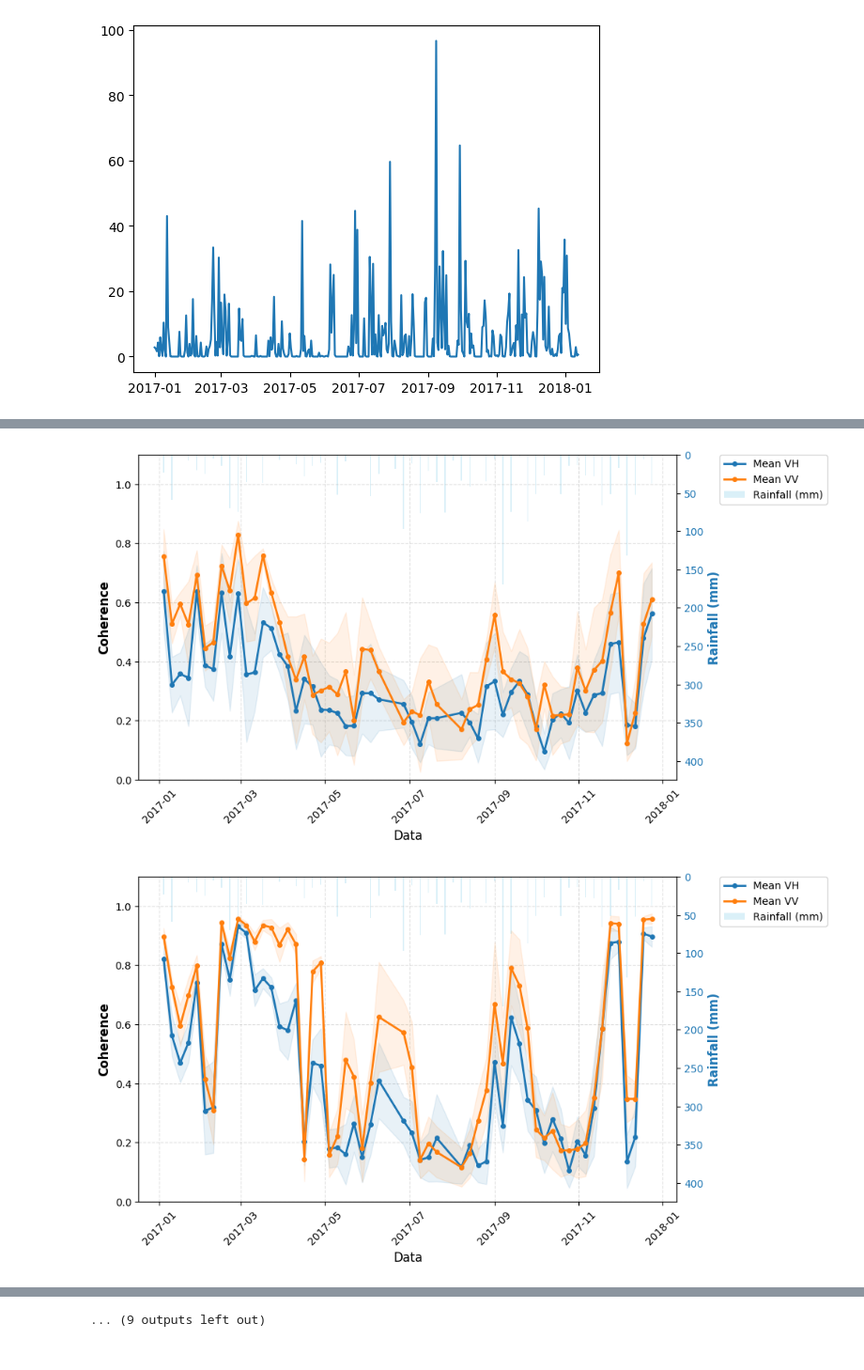
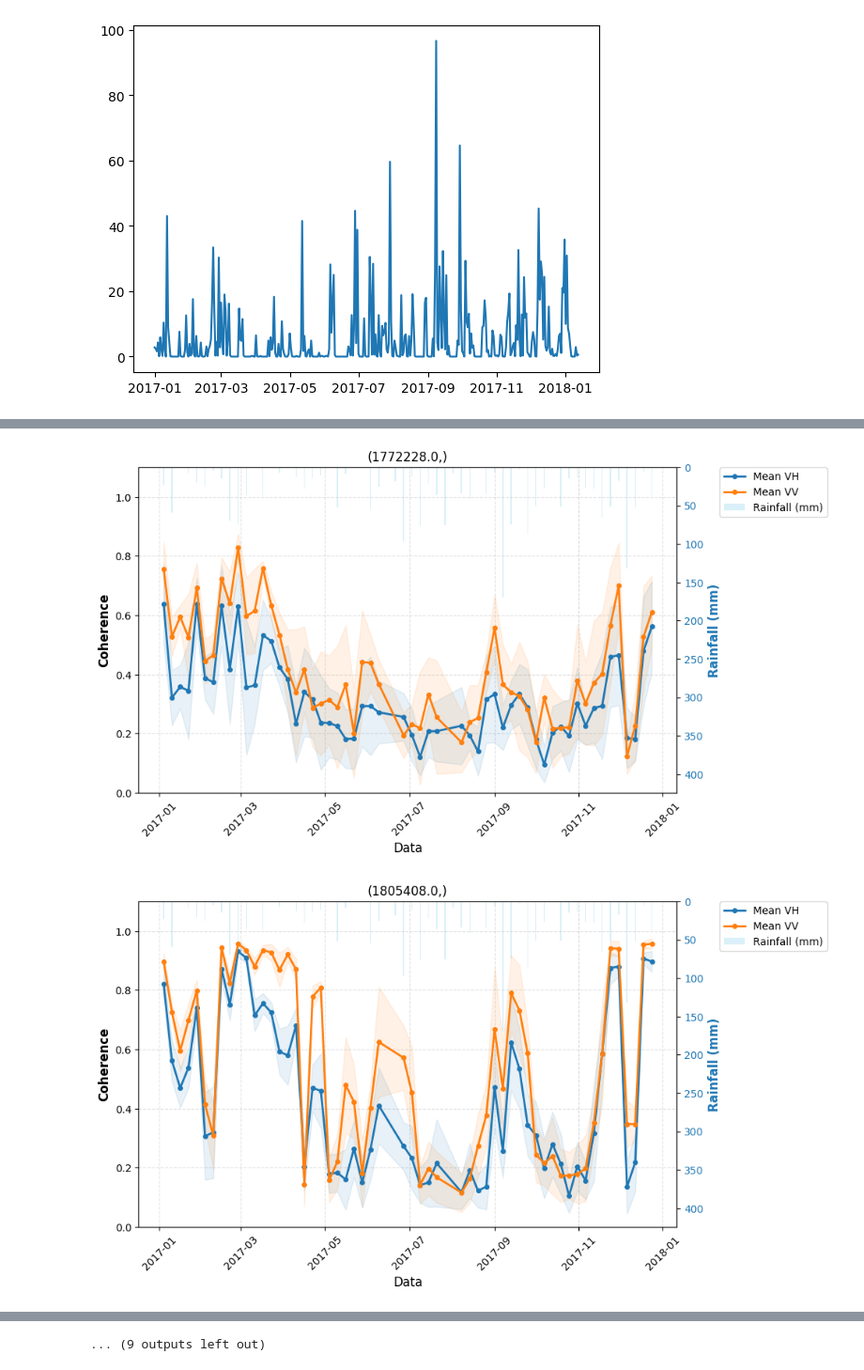
Before and after one commit to cFr4nk/Tesi_SAR_Analysis, a Jupyter notebook: Virgen.ipynb, the cells around one changed output, grey strips where cells are left out. Shown at 94% size. Drawn from its saved outputs; the diff is of its cells as text; code cells hidden in the pictures.

```diff
--- a/Virgen.ipynb
+++ b/Virgen.ipynb
@@ -42,5 +43,5 @@ hdrs = list(sentinel_path.glob('*06days*.hdr'))
 # %%
-gdf = gpd.read_file(shapes)
-virgin_parcel = gdf[gdf['CAT_GEWASC'] == 'Braakland']
-#display(virgin_parcel)
-virgin_parcel = virgin_parcel.to_crs("epsg:32631")
+parcels = gpd.read_file(shapes)
+parcels = parcels.to_crs("epsg:32631")
+
+display(parcels)
@@ -68,4 +73,8 @@ array(['Aardappelen, bestrijdingsmaatregel AM', 'Aardappelen, consumptie',
 # %%
-virgin_parcel.set_index(virgin_parcel['OBJECTID'],inplace=True)
-virgin_parcel = virgin_parcel.drop('OBJECTID', axis=1)
-#display(virgin_parcel)
+parcels.set_index(parcels['OBJECTID'],inplace=True)
+parcels = parcels.drop('OBJECTID', axis=1)
+
+virgin_parcel = parcels[parcels['CAT_GEWASC'] == 'Braakland']
+
+parcels = parcels[parcels['GWS_GEWAS'].isin(parcels_types)]
+display(parcels)
@@ -353,7 +379,7 @@ for (roi), group in df_stats.groupby(['Code']):
     ax2 = ax1.twinx()
     # Usiamo zorder=1 per metterlo sullo sfondo
     ax2.bar(rain_filtered.index, rain_filtered.iloc[:,0],
-            color='skyblue', alpha=0.3, label='Rainfall (mm)', width=0.8, zorder=1)
+            color='skyblue', alpha=0.3, label= 'Rainfall (mm)', width=0.8, zorder=1)
 
     ax2.set_ylabel("Rainfall (mm)", color='tab:blue', fontsize=12, fontweight='bold')
     ax2.tick_params(axis='y', labelcolor='tab:blue')
@@ -363,8 +389,7 @@ for (roi), group in df_stats.groupby(['Code']):
         ax2.set_ylim(0, rain_filtered.iloc[:,0].max() * 2.5)
     ax2.invert_yaxis()
 
-    # --- ASSE 1: COERENZA (Sopra le barre) ---
-    # Portiamo ax1 davanti a ax2
+
     ax1.set_zorder(ax2.get_zorder() + 1)
     ax1.patch.set_visible(False) # Rende ax1 trasparente per vedere ax2 sotto
 
@@ -395,6 +420,7 @@ for (roi), group in df_stats.groupby(['Code']):
     ax1.legend(h1 + h2, l1 + l2, loc='upper left', bbox_to_anchor=(1.08, 1), borderaxespad=0.)
 
     ax1.grid(True, linestyle='--', alpha=0.4)
+    ax1.set_title(roi)
 
     # Ruotiamo le date sull'asse X
     plt.setp(ax1.get_xticklabels(), rotation=45)
@@ -411,2 +437,2 @@ for (roi), group in df_stats.groupby(['Code']):
-[figure, old version]
+[figure, new version]
-[figure, old version]
+[figure, new version]
```
Also changed, not shown: parts of 14 cells of this notebook, 1 other file.
